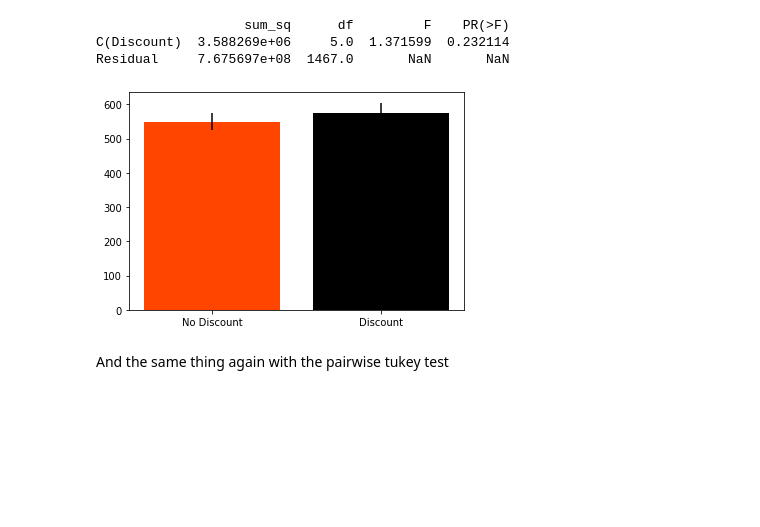
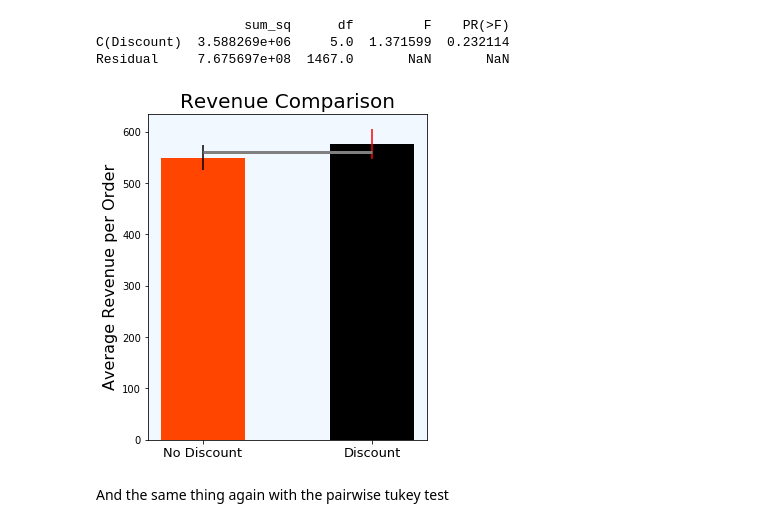
Before and after one commit to terryollila/dsc-mod-3-project-online-ds-ft-100719, a Jupyter notebook: student.ipynb, the cells around one changed output. Saved outputs shown, nothing was run; the diff lists cells and outputs as text; code cells hidden in the pictures; blank space fills up the shorter version.

```diff
--- a/student.ipynb
+++ b/student.ipynb
@@ -1070,13 +1092,22 @@ no_discount_tp = dis_df[dis_df.Discount == 0].TotalPrice
 # %%
 discount_tp = dis_df[dis_df.Discount > 0].TotalPrice
 # %%
+plt.figure(figsize = (5, 6))
+ax = plt.axes()
+ax.set_facecolor((.9, .95, 1, .5))
+plt.xticks(fontsize = 13)
 plt.bar(x = 'No Discount', height = no_discount_tp.mean(),
-        yerr = stats.sem(no_discount_tp), color = 'orangered')
+        yerr = stats.sem(no_discount_tp), color = 'orangered',
+        width = .5)
+plt.title('Revenue Comparison', fontsize = 20)
+plt.ylabel('Average Revenue per Order', fontsize = 16)
 plt.bar(x = 'Discount', height = discount_tp.mean(),
-        yerr = stats.sem(discount_tp), color = 'black')
+        yerr = stats.sem(discount_tp), color = 'black', ecolor = 'red',
+        width = .5)
+plt.hlines(560, 0, 1, 'grey', linewidths = 3)
 plt.show();
 # %% [output]
-[figure, old version]
+[figure, new version]
 # %% [markdown]
 And the same thing again with the pairwise tukey test
 # %%
```
Also changed, not shown: parts of 14 cells of this notebook, 2 other files.
